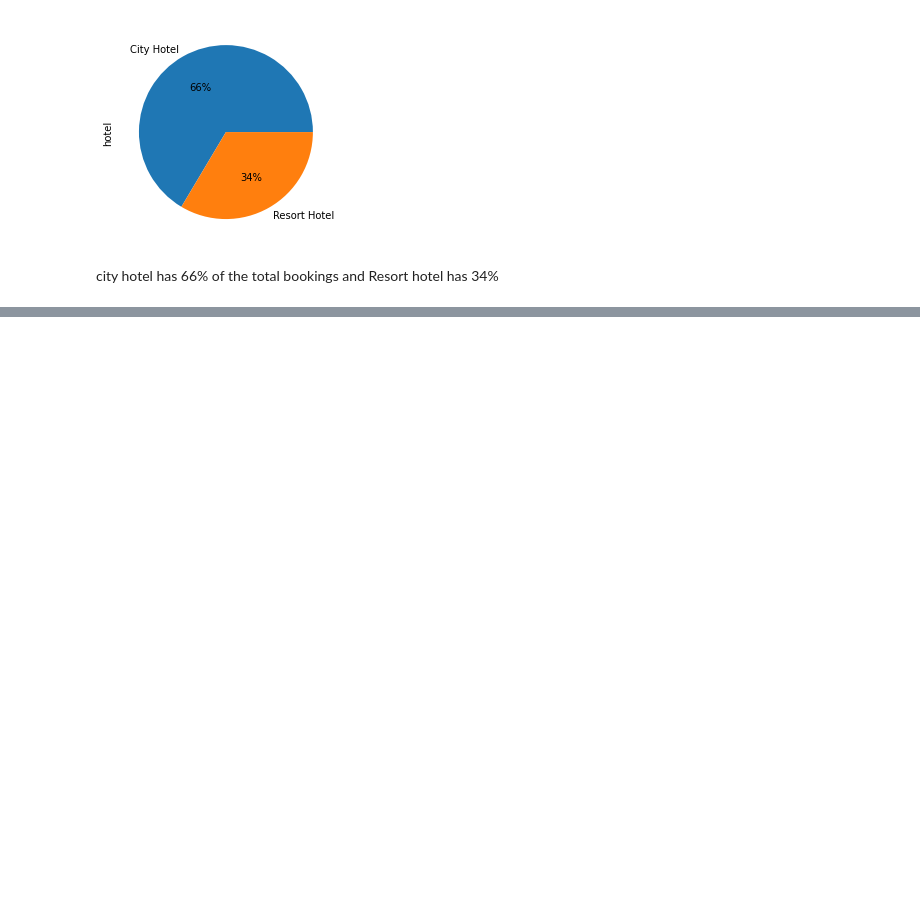
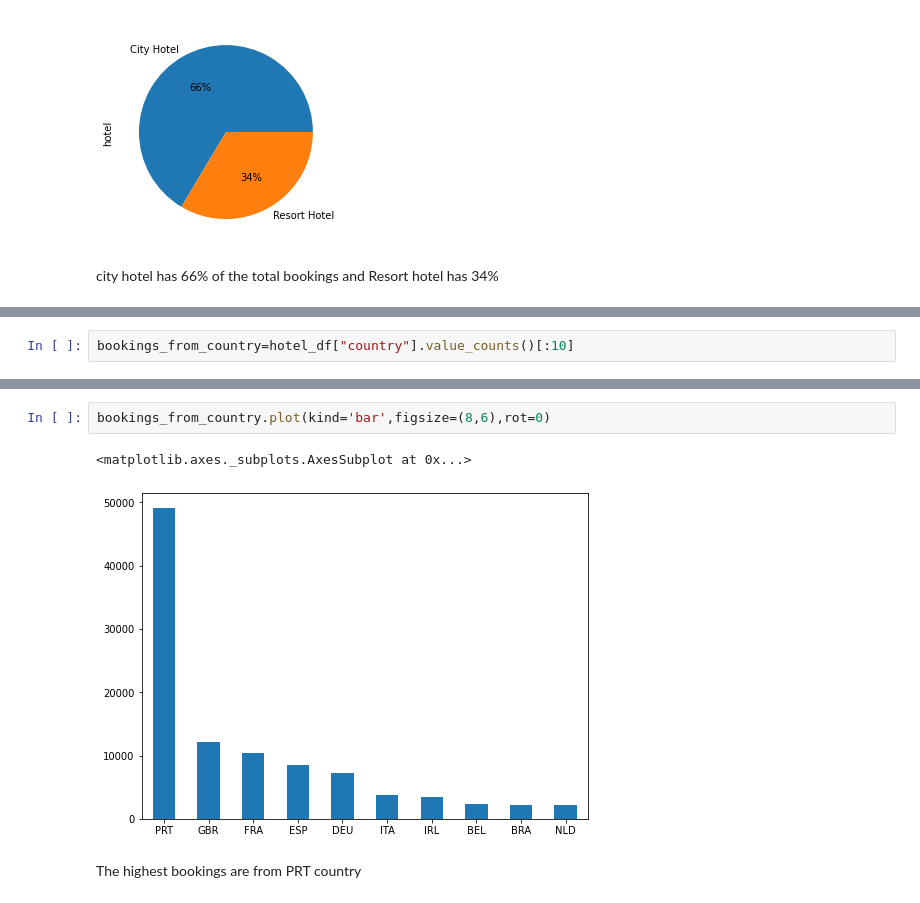
Before and after one commit to kfaisalofficial/Hotel-booking-analysis, a Jupyter notebook: Copy_of_Hotel_Booking_Analysis_Capstone_Project.ipynb, the cells around one changed output, grey strips where cells are left out. Saved outputs shown, nothing was run; the diff lists cells and outputs as text; blank space fills up the shorter version.

```diff
--- a/Copy_of_Hotel_Booking_Analysis_Capstone_Project.ipynb
+++ b/Copy_of_Hotel_Booking_Analysis_Capstone_Project.ipynb
@@ -179,0 +216,2 @@ city hotel has 66% of the total bookings and Resort hotel has 34%
+# %%
+bookings_from_country=hotel_df["country"].value_counts()[:10]
@@ -179,0 +232,7 @@ city hotel has 66% of the total bookings and Resort hotel has 34%
+# %%
+bookings_from_country.plot(kind='bar',figsize=(8,6),rot=0)
+# %% [output]
+<matplotlib.axes._subplots.AxesSubplot at 0x...>
+[figure, added]
+# %% [markdown]
+The highest bookings are from PRT country
```
Also changed, not shown: parts of 13 cells of this notebook.
